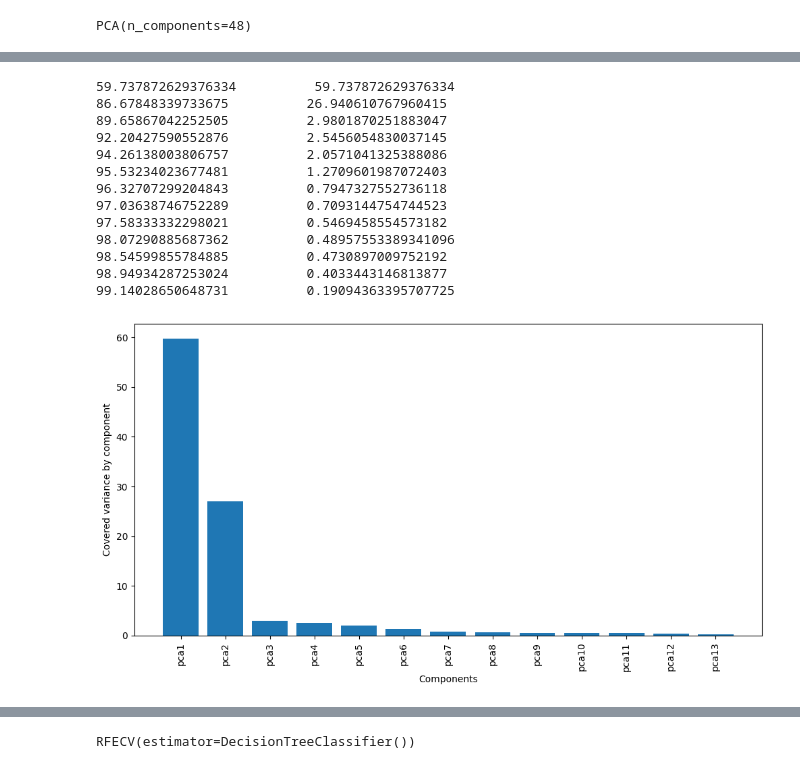
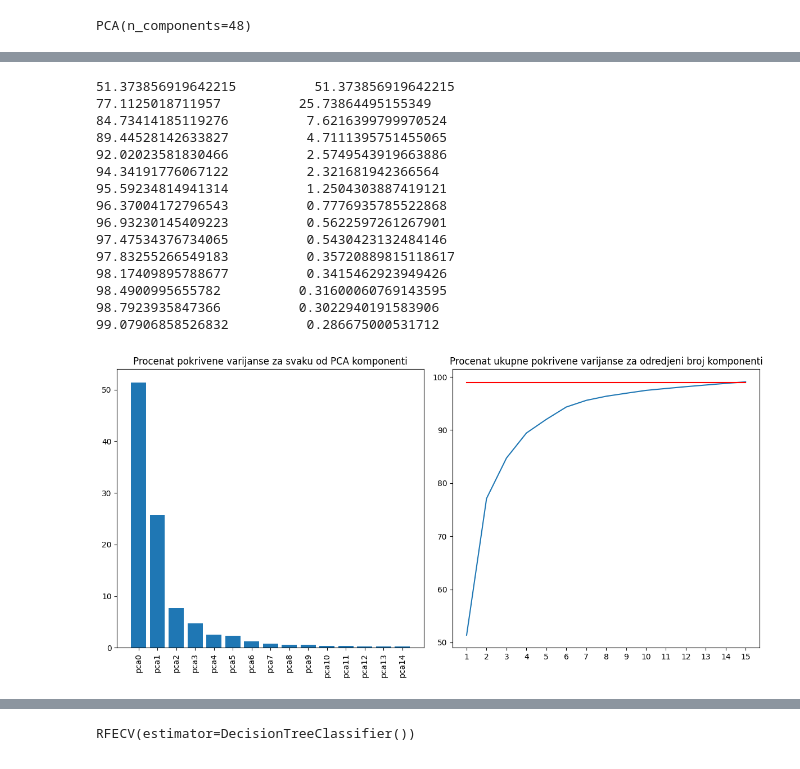
Before and after one commit to MATF-istrazivanje-podataka-1/2023_Data_Mining_Sensorless_drive_Dataset, a Jupyter notebook: preprocessing/classification/preprocessing_classification.ipynb, the cells around one changed output, grey strips where cells are left out. Cells and saved outputs as stored; diff of their text form; code cells hidden in the pictures.

```diff
--- a/preprocessing/classification/preprocessing_classification.ipynb
+++ b/preprocessing/classification/preprocessing_classification.ipynb
@@ -137,0 +211,19 @@ from sklearn.decomposition import PCA
+# %%
+fig = plt.figure(figsize = (12, 6))
+plt.subplot(1, 2, 1)
+plt.bar(x1, y1)
+
+plt.title('Procenat pokrivene varijanse za svaku od PCA komponenti')
+
+plt.rcParams["figure.figsize"] = (12,6)
+plt.xticks(rotation=90)
+
+
+plt.subplot(1, 2, 2)
+plt.plot(x2, y2)
+plt.plot(x2, np.array([99 for i in range(len(y2))]), color='red')
+
+plt.title('Procenat ukupne pokrivene varijanse za odredjeni broj komponenti')
+plt.tight_layout()
+
+plt.show()
@@ -138,6 +234,6 @@ from sklearn.decomposition import PCA
 # %%
-pca = PCA(n_components=48)
+pca_normalized = PCA(n_components=48)
 # %%
-pca.fit(X_train_normalized)
+pca_normalized.fit(X_train_normalized)
 # %% [output]
 PCA(n_components=48)
@@ -169,9 +262,9 @@ x2 = []
 y2 = []
 
 for numOfComponents in range(1, 49):
-    coveredVarianceByComponent = pca.explained_variance_ratio_[numOfComponents-1] * 100
+    coveredVarianceByComponent = pca_normalized.explained_variance_ratio_[numOfComponents-1] * 100
     coveredVariance += coveredVarianceByComponent
-    x1.append(f'pca{numOfComponents}')
+    x1.append(f'pca{numOfComponents-1}')
     x2.append(f'{numOfComponents}')
     y1.append(coveredVarianceByComponent)
     y2.append(coveredVariance)
@@ -185,28 +278,39 @@ x2 = np.array(x2)
 y1 = np.array(y1)
 y2 = np.array(y2)
 # %% [output]
-59.737872629376334          59.737872629376334
-86.67848339733675          26.940610767960415
-89.65867042252505          2.9801870251883047
-92.20427590552876          2.5456054830037145
-94.26138003806757          2.0571041325388086
-95.53234023677481          1.2709601987072403
-96.32707299204843          0.7947327552736118
-97.03638746752289          0.7093144754744523
-97.58333332298021          0.5469458554573182
-98.07290885687362          0.48957553389341096
-98.54599855784885          0.4730897009752192
-98.94934287253024          0.4033443146813877
-99.14028650648731          0.19094363395707725
+51.373856919642215          51.373856919642215
+77.1125018711957          25.73864495155349
+84.73414185119276          7.6216399799970524
+89.44528142633827          4.7111395751455065
+92.02023581830466          2.5749543919663886
+94.34191776067122          2.321681942366564
+95.59234814941314          1.2504303887419121
+96.37004172796543          0.7776935785522868
+96.93230145409223          0.5622597261267901
+97.47534376734065          0.5430423132484146
+97.83255266549183          0.35720889815118617
+98.17409895788677          0.3415462923949426
+98.4900995655782          0.31600060769143595
+98.7923935847366          0.3022940191583906
+99.07906858526832          0.286675000531712
 # %%
+fig = plt.figure(figsize = (12, 6))
+plt.subplot(1, 2, 1)
 plt.bar(x1, y1)
 
-plt.xlabel('Components')
-plt.ylabel('Covered variance by component')
+plt.title('Procenat pokrivene varijanse za svaku od PCA komponenti')
 
 plt.rcParams["figure.figsize"] = (12,6)
 plt.xticks(rotation=90)
 
+
+plt.subplot(1, 2, 2)
+plt.plot(x2, y2)
+plt.plot(x2, np.array([99 for i in range(len(y2))]), color='red')
+
+plt.title('Procenat ukupne pokrivene varijanse za odredjeni broj komponenti')
+
+plt.tight_layout()
 plt.show()
 # %% [output]
-[figure, old version]
+[figure, new version]
```
Also changed, not shown: parts of 52 cells of this notebook.
